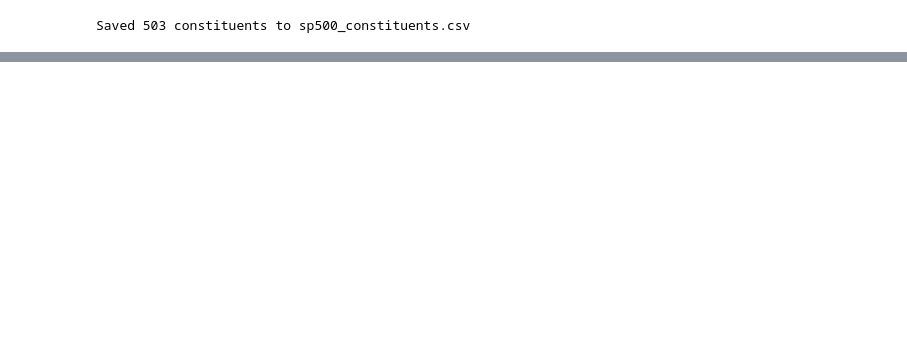
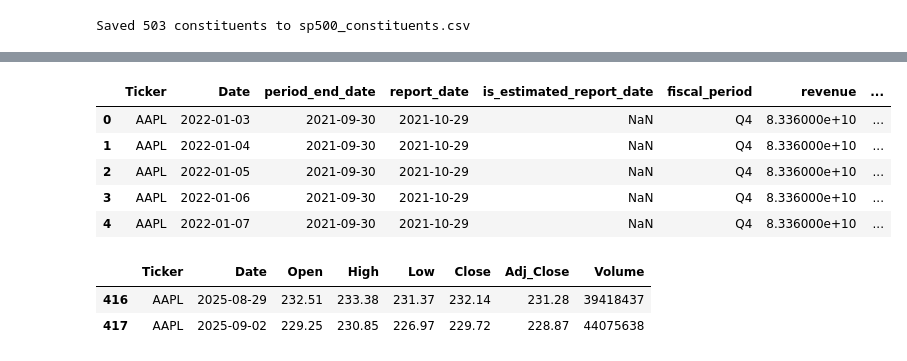
Before and after one commit to Adrian1118/quantamental_works, a Jupyter notebook: test_simfin.ipynb, the cells around one changed output, grey strips where cells are left out. Drawn from its saved outputs; the diff is of its cells as text; code cells hidden in the pictures; blank space fills up the shorter version.

```diff
--- a/test_simfin.ipynb
+++ b/test_simfin.ipynb
@@ -88,0 +99,4 @@ sp500
+# %%
+tickers = ["AAPL"]
+prices_df = get_prices(conn, tickers=tickers, start_date="2022-01-01")
+prices_df[prices_df["Ticker"]=="AAPL"].plot("Date", "Adj_Close")
@@ -88,0 +106,20 @@ sp500
+# %%
+dates = prices_df[["Ticker", "Date"]]
+fundamentals_df = get_pit_fundamentals(conn, tickers, dates)
+fundamentals_df.head()
+# %% [output]
+|  | Ticker | Date | period_end_date | report_date | is_estimated_report_date | fiscal_period | revenue | ... |
+| 0 | AAPL | 2022-01-03 | 2021-09-30 | 2021-10-29 | NaN | Q4 | 8.336000e+10 | ... |
+| 1 | AAPL | 2022-01-04 | 2021-09-30 | 2021-10-29 | NaN | Q4 | 8.336000e+10 | ... |
+| 2 | AAPL | 2022-01-05 | 2021-09-30 | 2021-10-29 | NaN | Q4 | 8.336000e+10 | ... |
+| 3 | AAPL | 2022-01-06 | 2021-09-30 | 2021-10-29 | NaN | Q4 | 8.336000e+10 | ... |
+| 4 | AAPL | 2022-01-07 | 2021-09-30 | 2021-10-29 | NaN | Q4 | 8.336000e+10 | ... |
+# %%
+rebalance_date = "2026-08-31"
+ticker_prices = prices[prices["Ticker"].isin(tickers)]
+index_rebalance_date = ticker_prices[ticker_prices["Date"]==rebalance_date].index
+ticker_prices.loc[[416, 417]]
+# %% [output]
+|  | Ticker | Date | Open | High | Low | Close | Adj_Close | Volume |
+| 416 | AAPL | 2025-08-29 | 232.51 | 233.38 | 231.37 | 232.14 | 231.28 | 39418437 |
+| 417 | AAPL | 2025-09-02 | 229.25 | 230.85 | 226.97 | 229.72 | 228.87 | 44075638 |
```
Also changed, not shown: parts of 11 cells of this notebook, 5 other files.
